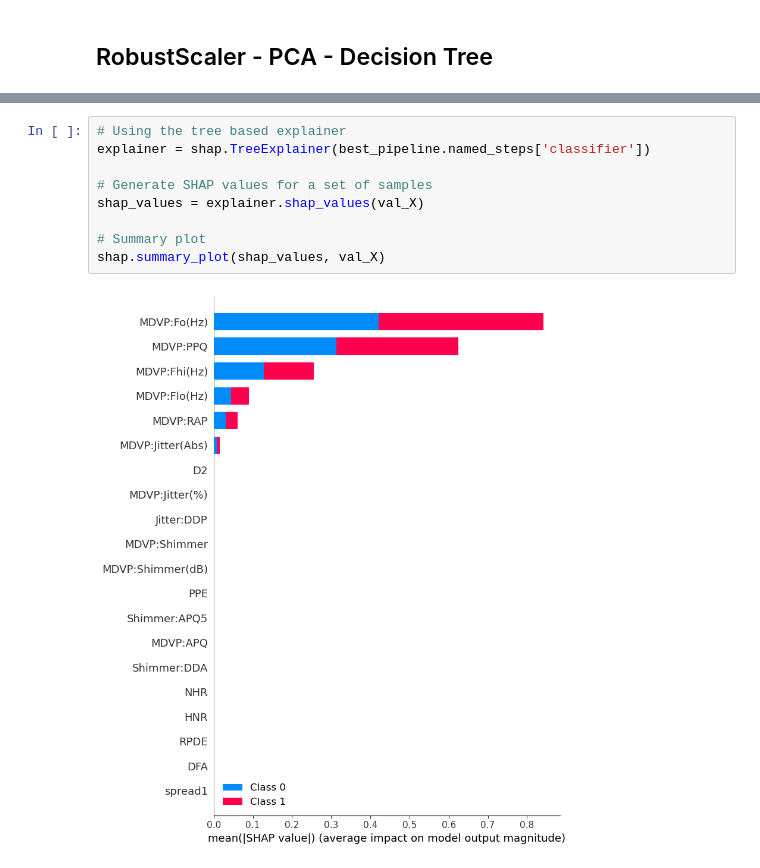
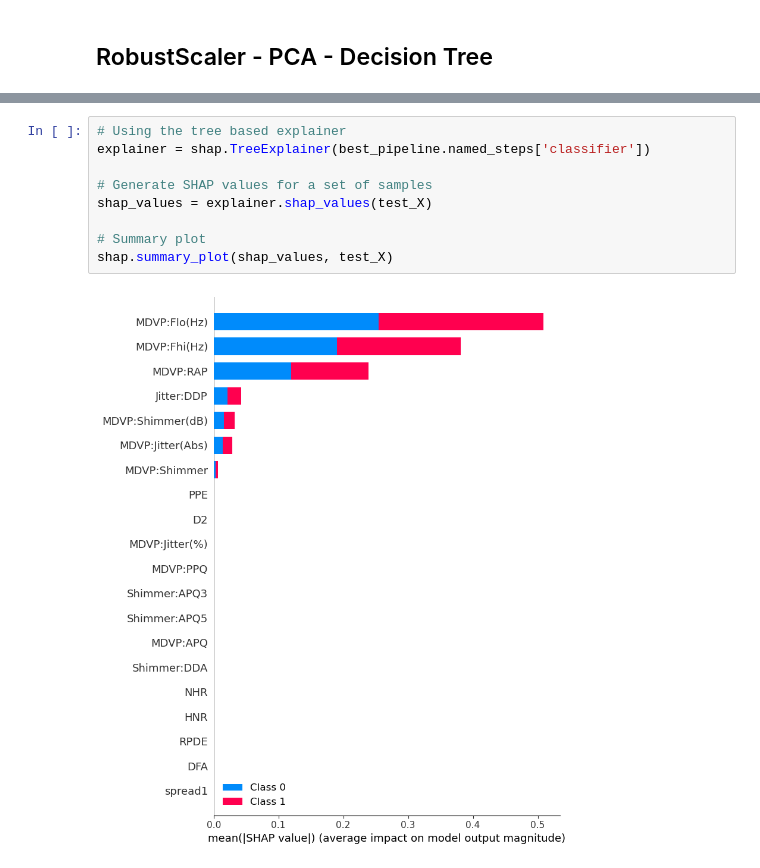
Before and after one commit to t-price/ML_project, a Jupyter notebook: Pipeline_SHAP.ipynb, the cells around one changed output, grey strips where cells are left out. Cells and saved outputs as stored; diff of their text form.

```diff
--- a/Pipeline_SHAP.ipynb
+++ b/Pipeline_SHAP.ipynb
@@ -321,11 +376,11 @@ plt.show()
 # %%
 # Using the tree based explainer
 explainer = shap.TreeExplainer(best_pipeline.named_steps['classifier'])
 
 # Generate SHAP values for a set of samples
-shap_values = explainer.shap_values(val_X)
+shap_values = explainer.shap_values(test_X)
 
 # Summary plot
-shap.summary_plot(shap_values, val_X)
+shap.summary_plot(shap_values, test_X)
 # %% [output]
-[figure, old version]
+[figure, new version]
```
Also changed, not shown: parts of 20 cells of this notebook.
